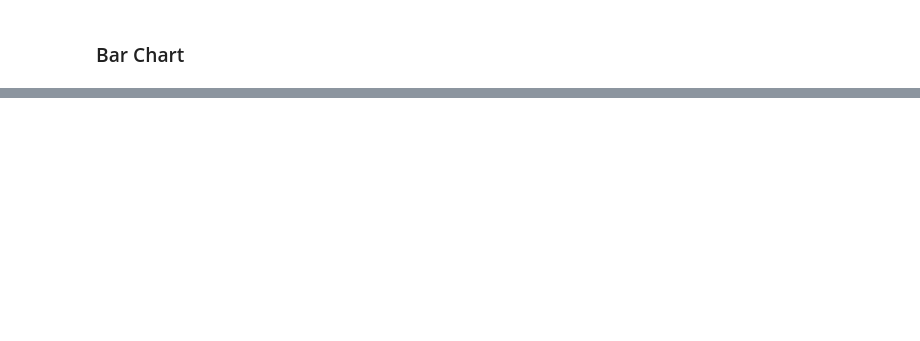
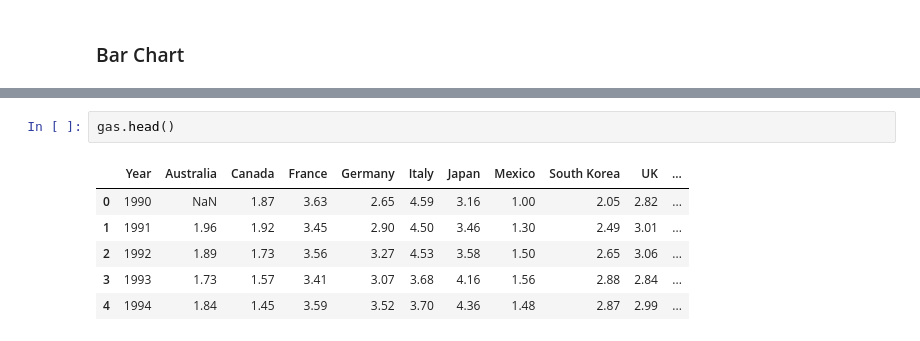
Before and after one commit to BalaSaiKoundinya5/Python-MatplotLib-Library-Practice, a Jupyter notebook: Python MatplotLib Library.ipynb, the cells around one changed output, grey strips where cells are left out. Drawn from its saved outputs; the diff is of its cells as text; blank space fills up the shorter version.

```diff
--- a/Python MatplotLib Library.ipynb
+++ b/Python MatplotLib Library.ipynb
@@ -77,0 +94,9 @@ plt.show()
+# %%
+gas.head()
+# %% [output]
+|  | Year | Australia | Canada | France | Germany | Italy | Japan | Mexico | South Korea | UK | ... |
+| 0 | 1990 | NaN | 1.87 | 3.63 | 2.65 | 4.59 | 3.16 | 1.00 | 2.05 | 2.82 | ... |
+| 1 | 1991 | 1.96 | 1.92 | 3.45 | 2.90 | 4.50 | 3.46 | 1.30 | 2.49 | 3.01 | ... |
+| 2 | 1992 | 1.89 | 1.73 | 3.56 | 3.27 | 4.53 | 3.58 | 1.50 | 2.65 | 3.06 | ... |
+| 3 | 1993 | 1.73 | 1.57 | 3.41 | 3.07 | 3.68 | 4.16 | 1.56 | 2.88 | 2.84 | ... |
+| 4 | 1994 | 1.84 | 1.45 | 3.59 | 3.52 | 3.70 | 4.36 | 1.48 | 2.87 | 2.99 | ... |
```
Also changed, not shown: parts of 5 cells of this notebook.
